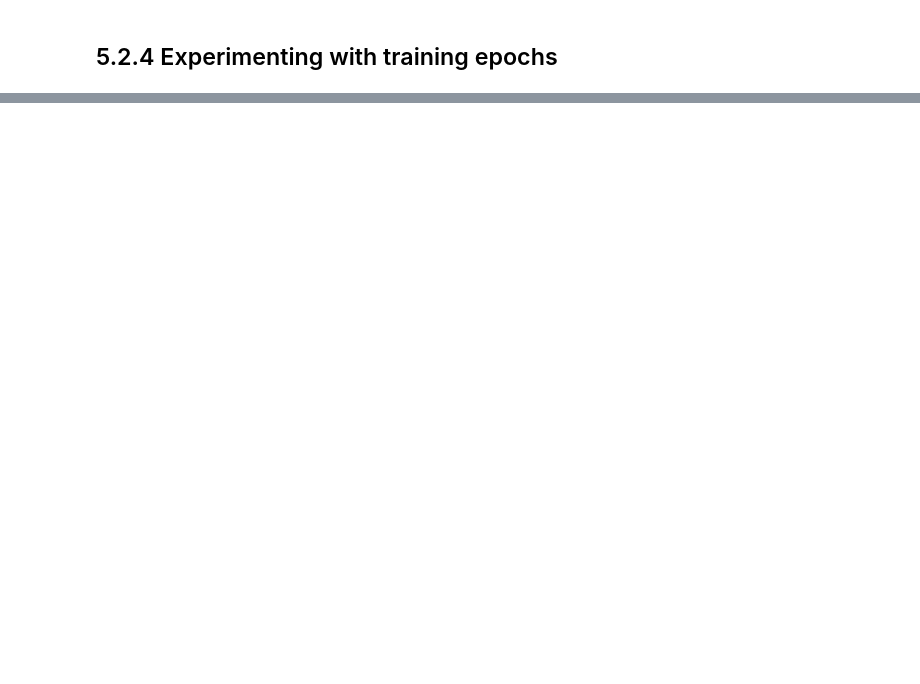
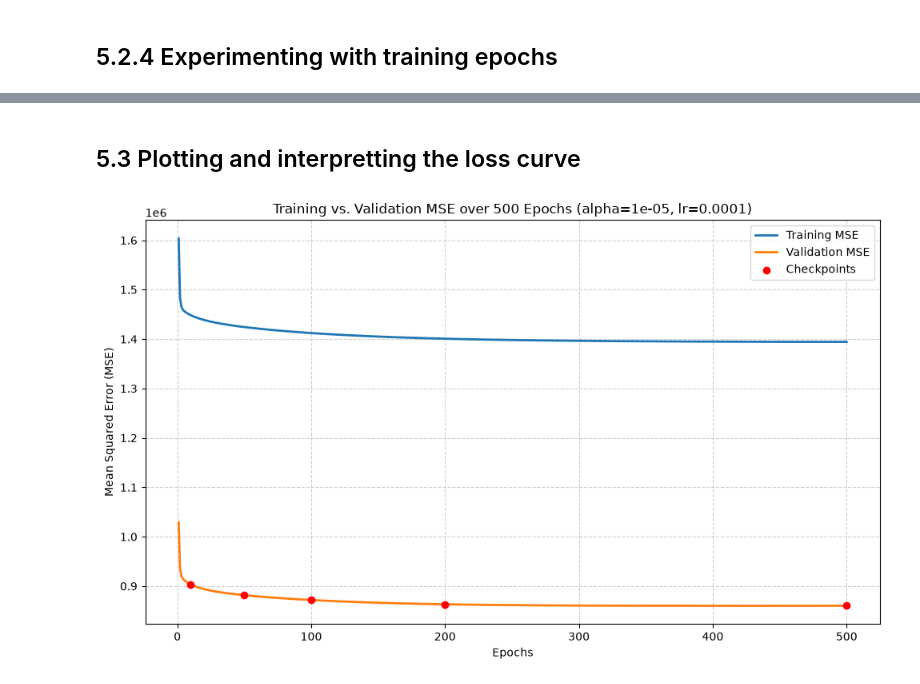
Before and after one commit to L-nsamba/linear_regression_model, a Jupyter notebook: summative/linear_regression/multivariate.ipynb, the cells around one changed output, grey strips where cells are left out. Drawn from its saved outputs; the diff is of its cells as text; code cells hidden in the pictures; blank space fills up the shorter version.

Commit message:
experimentation with hyperparameters and plotting loss curve

```diff
--- a/summative/linear_regression/multivariate.ipynb
+++ b/summative/linear_regression/multivariate.ipynb
@@ -663,0 +773,35 @@ print(lr_results_df.to_string(index=False))
+# %% [markdown]
+## 5.3 Plotting and interpretting the loss curve
+# %%
+epochs_range = range(1, max_epochs + 1)
+
+plt.figure(figsize=(10, 6))
+
+plt.plot(epochs_range, epoch_train_mse_list, label="Training MSE", linewidth=2)
+plt.plot(epochs_range, epoch_val_mse_list, label="Validation MSE", linewidth=2)
+
+# Checkpoint highlighting
+checkpoint_epochs = [10, 50, 100, 200, 500]
+checkpoint_val_mse = [epoch_val_mse_list[ep - 1] for ep in checkpoint_epochs]
+
+plt.scatter(
+    checkpoint_epochs,
+    checkpoint_val_mse,
+    color="red",
+    zorder=5,
+    label="Checkpoints",
+)
+
+plt.title(
+    f"Training vs. Validation MSE over {max_epochs} Epochs (alpha={selected_alpha},"
+    f" lr={selected_lr})"
+)
+plt.xlabel("Epochs")
+plt.ylabel("Mean Squared Error (MSE)")
+plt.legend()
+plt.grid(True, linestyle="--", alpha=0.6)
+
+plt.tight_layout()
+plt.show()
+# %% [output]
+[figure, added]
```
Also changed, not shown: parts of 11 cells of this notebook.
